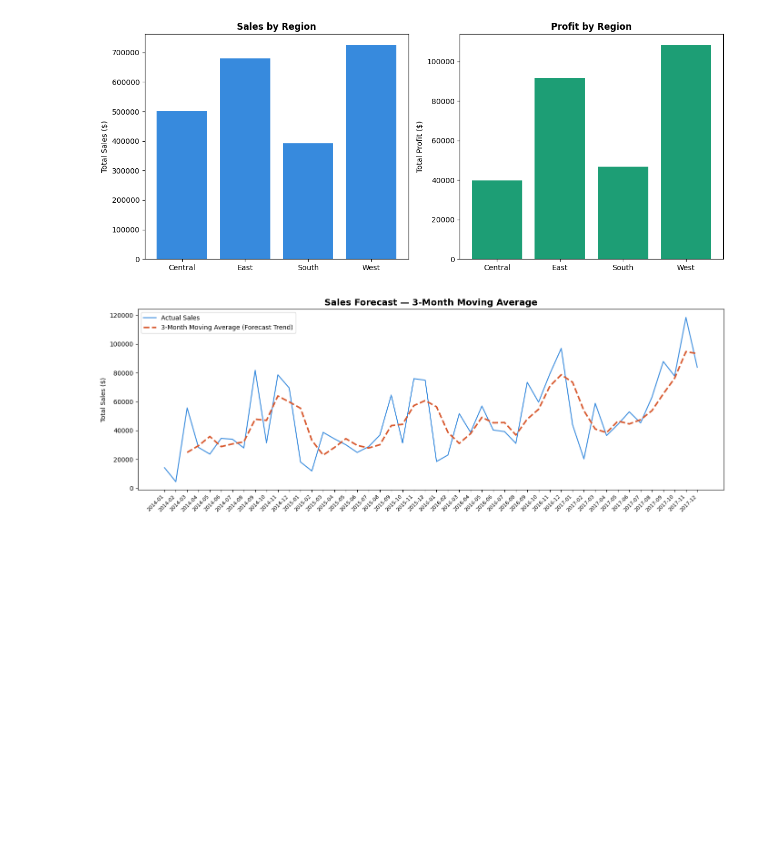
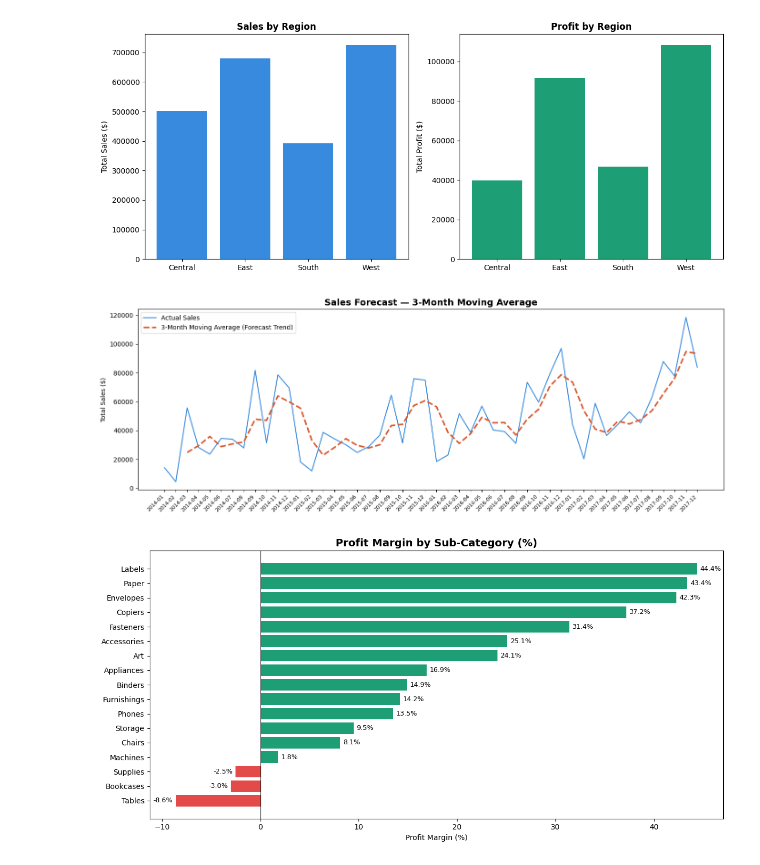
Before and after one commit to Tanishka-co/FMCG-Sales-Analysis, a Jupyter notebook: analysis.ipynb, the cells around one changed output. Cells and saved outputs as stored; diff of their text form; code cells hidden in the pictures; blank space fills up the shorter version.

Commit message:
Added comments and updated Analysis

```diff
--- a/analysis.ipynb
+++ b/analysis.ipynb
@@ -96,3 +140,39 @@ plt.savefig('sales_forecast.png', dpi=150)
 plt.show()
 # %% [output]
 [figure]
+# %%
+# ── ANALYSIS 5: PROFIT MARGIN BY SUB-CATEGORY ─────────────
+# Profit margin = (profit / sales) × 100
+# Reveals which products make money vs which are actually losing money
+
+
+subcategory_profit = df.groupby('Sub-Category').agg(
+    Total_Sales=('Sales', 'sum'),
+    Total_Profit=('Profit', 'sum')
+).reset_index()
+
+subcategory_profit['Profit_Margin'] = (
+    subcategory_profit['Total_Profit'] / subcategory_profit['Total_Sales'] * 100
+).round(1)
+
+subcategory_profit = subcategory_profit.sort_values('Profit_Margin')
+
+# Red bar = losing money, Green bar = making money
+colors = ['#E24B4A' if x < 0 else '#1D9E75' for x in subcategory_profit['Profit_Margin']]
+
+plt.figure(figsize=(12, 6))
+bars = plt.barh(subcategory_profit['Sub-Category'], subcategory_profit['Profit_Margin'], color=colors)
+plt.axvline(x=0, color='black', linewidth=0.8)          # vertical line at 0 = break-even
+plt.title('Profit Margin by Sub-Category (%)', fontsize=14, fontweight='bold')
+plt.xlabel('Profit Margin (%)')
+
+# add value labels
+for bar, val in zip(bars, subcategory_profit['Profit_Margin']):
+    plt.text(val + 0.3 if val >= 0 else val - 0.3, bar.get_y() + bar.get_height()/2,
+             f'{val}%', va='center', ha='left' if val >= 0 else 'right', fontsize=9)
+
+plt.tight_layout()
+plt.savefig('profit_margin_analysis.png', dpi=150)
+plt.show()
+# %% [output]
+[figure, added]
```
Also changed, not shown: parts of 8 cells of this notebook, 3 other files.
